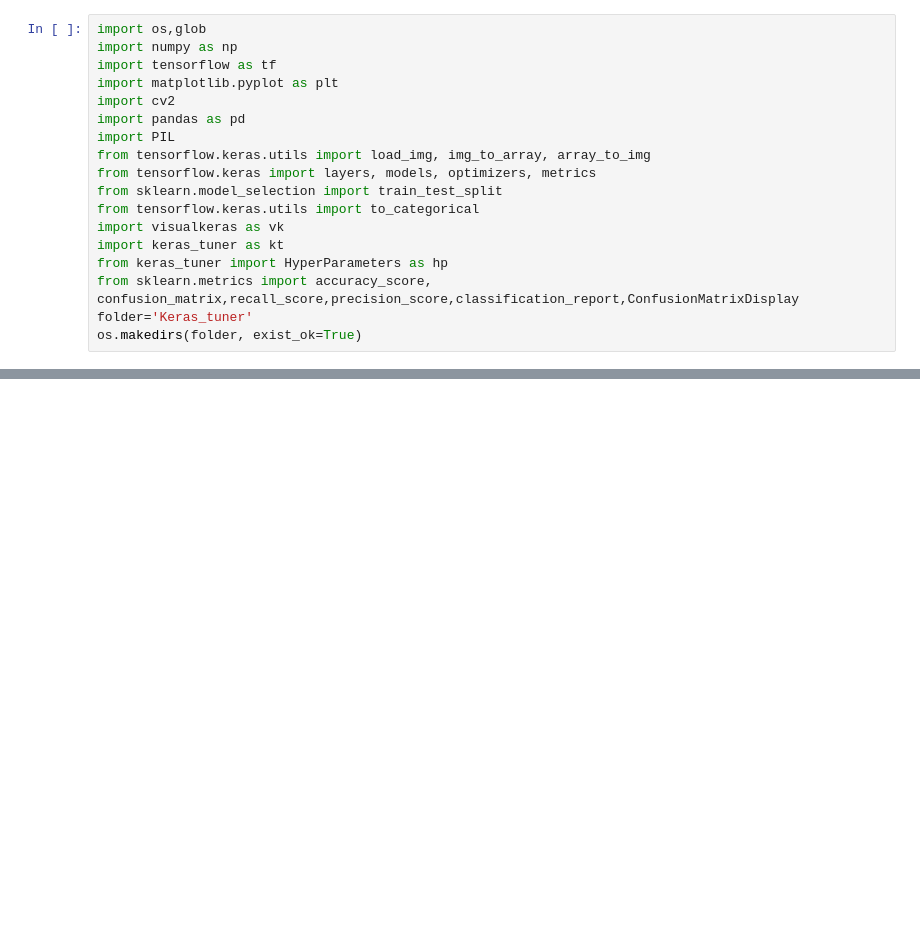
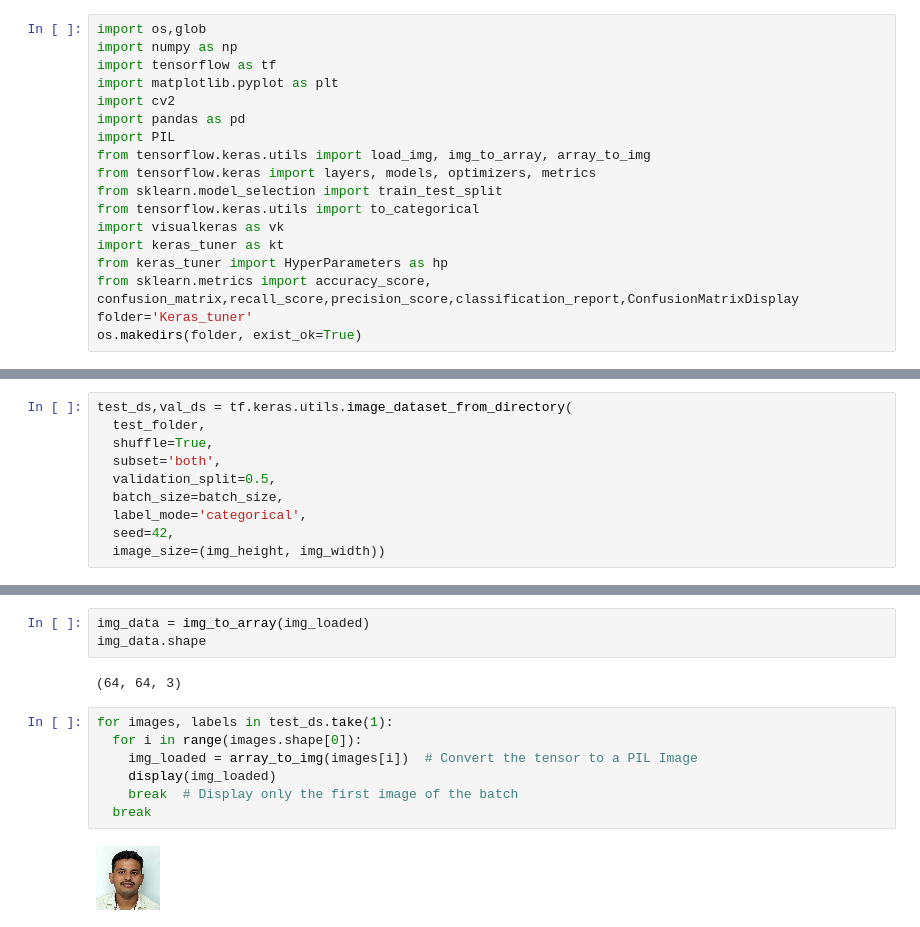
Before and after one commit to sandeep350/Truth_Lie_Final_Project, a Jupyter notebook: main.ipynb, the cells around one changed output, grey strips where cells are left out. Drawn from its saved outputs; the diff is of its cells as text; blank space fills up the shorter version.

```diff
--- a/main.ipynb
+++ b/main.ipynb
@@ -173,0 +443,10 @@ os.makedirs(folder, exist_ok=True)
+# %%
+test_ds,val_ds = tf.keras.utils.image_dataset_from_directory(
+  test_folder,
+  shuffle=True,
+  subset='both',
+  validation_split=0.5,
+  batch_size=batch_size,
+  label_mode='categorical',
+  seed=42,
+  image_size=(img_height, img_width))
@@ -173,0 +484,14 @@ os.makedirs(folder, exist_ok=True)
+# %%
+img_data = img_to_array(img_loaded)
+img_data.shape
+# %% [output]
+(64, 64, 3)
+# %%
+for images, labels in test_ds.take(1):
+  for i in range(images.shape[0]):
+    img_loaded = array_to_img(images[i])  # Convert the tensor to a PIL Image
+    display(img_loaded)
+    break  # Display only the first image of the batch
+  break
+# %% [output]
+[figure, added]
```
Also changed, not shown: parts of 29 cells of this notebook, 1 other file.
